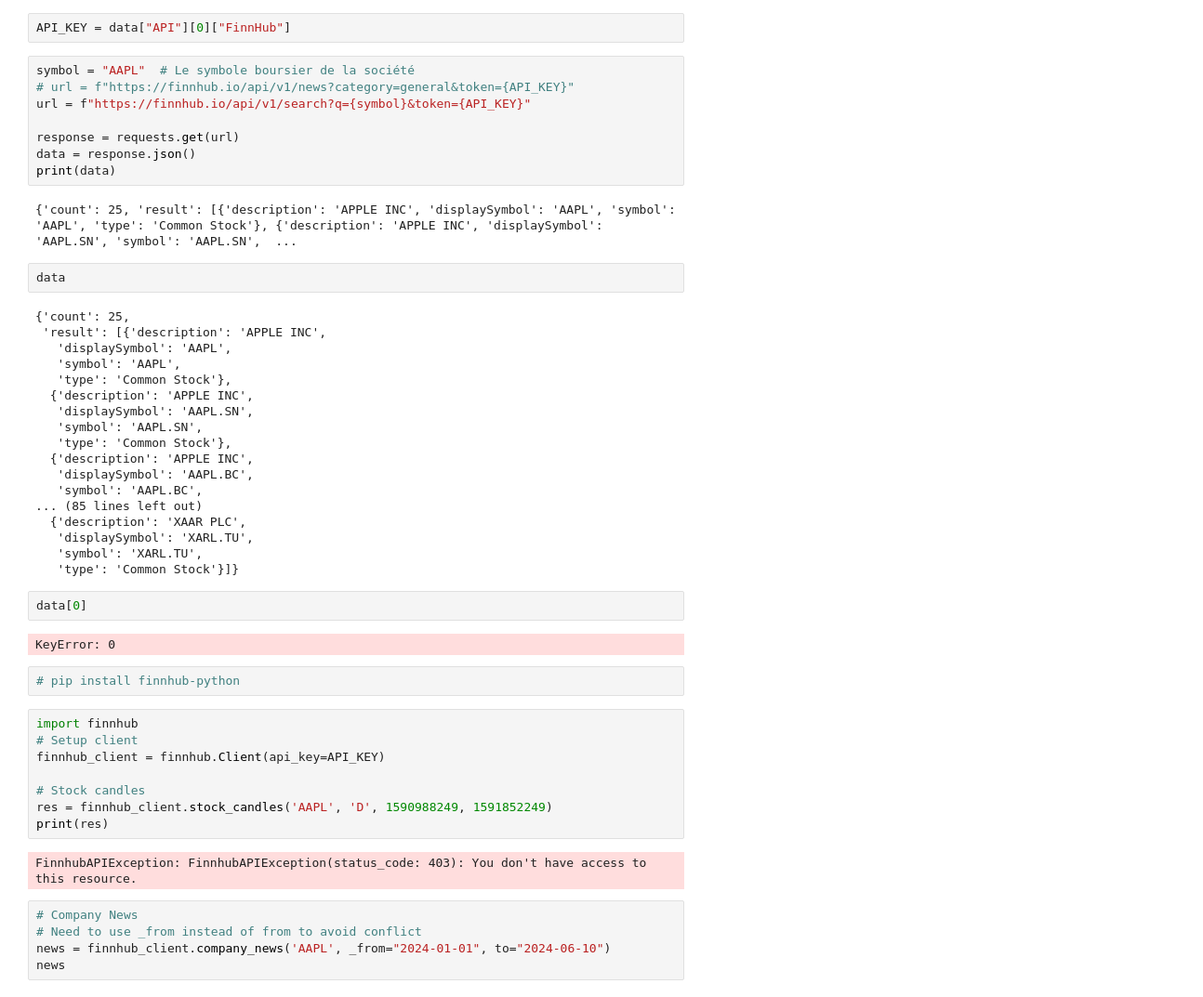
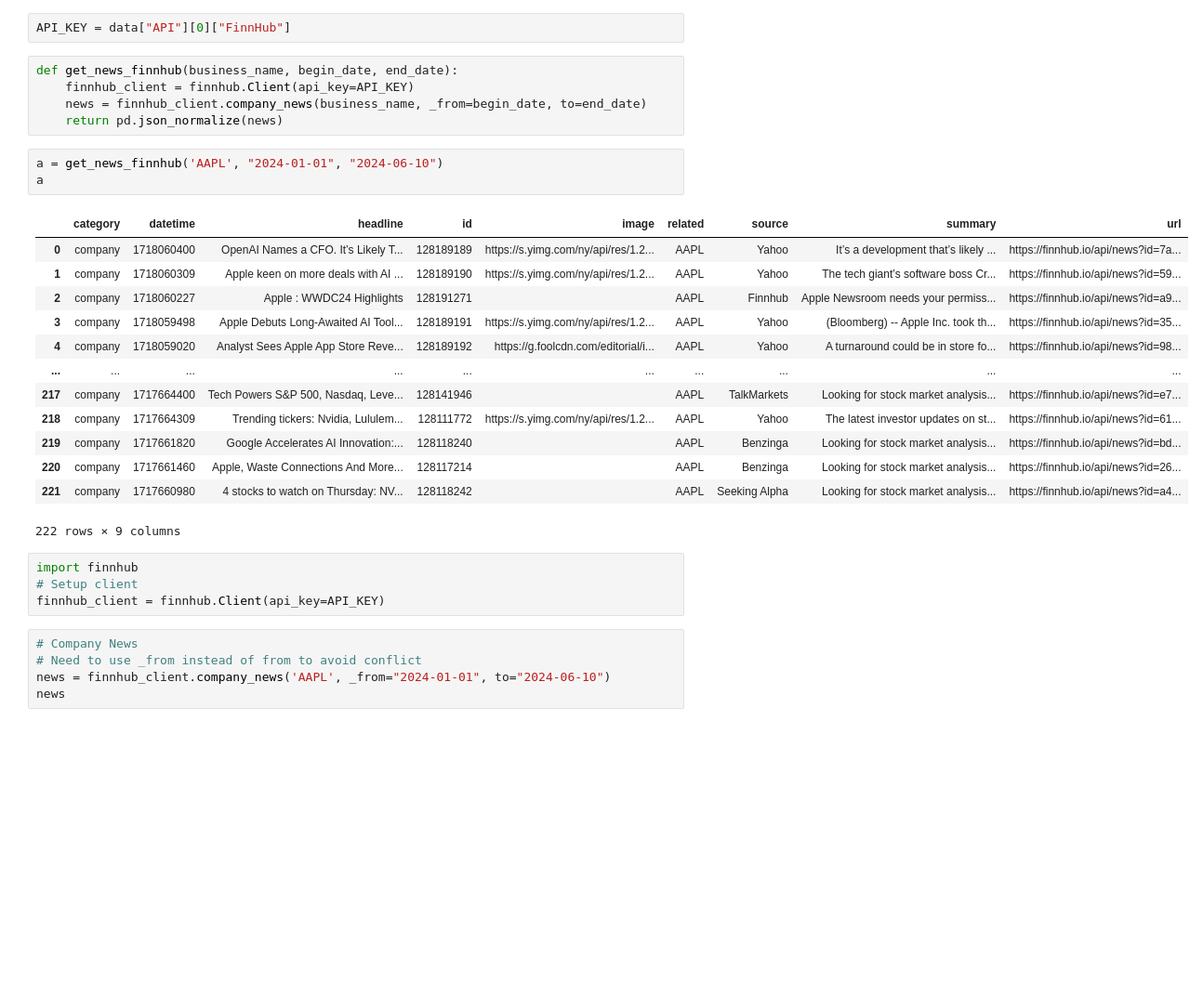
Before and after one commit to Clementadm/Projet_master, a Jupyter notebook: SRC/Api/finance/api_finnhub.ipynb, the cells around one changed output. Shown: that part at 93% size. Cells and saved outputs as stored; diff of their text form; blank space fills up the shorter version.

```diff
--- a/SRC/Api/finance/api_finnhub.ipynb
+++ b/SRC/Api/finance/api_finnhub.ipynb
@@ -9,52 +12,32 @@ with open(parent_dir, "r") as fichier:
     data = json.load(fichier)
 # %%
 API_KEY = data["API"][0]["FinnHub"]
-# %%
-symbol = "AAPL"  # Le symbole boursier de la société
-# url = f"https://finnhub.io/api/v1/news?category=general&token={API_KEY}"
-url = f"https://finnhub.io/api/v1/search?q={symbol}&token={API_KEY}"
-
-response = requests.get(url)
-data = response.json()
-print(data)
-# %% [output]
-{'count': 25, 'result': [{'description': 'APPLE INC', 'displaySymbol': 'AAPL', 'symbol': 'AAPL', 'type': 'Common Stock'}, {'description': 'APPLE INC', 'displaySymbol': 'AAPL.SN', 'symbol': 'AAPL.SN',  ...
-# %%
-data
-# %% [output]
-{'count': 25,
- 'result': [{'description': 'APPLE INC',
-   'displaySymbol': 'AAPL',
-   'symbol': 'AAPL',
-   'type': 'Common Stock'},
-  {'description': 'APPLE INC',
-   'displaySymbol': 'AAPL.SN',
-   'symbol': 'AAPL.SN',
-   'type': 'Common Stock'},
-  {'description': 'APPLE INC',
-   'displaySymbol': 'AAPL.BC',
-   'symbol': 'AAPL.BC',
-... (85 lines left out)
-  {'description': 'XAAR PLC',
-   'displaySymbol': 'XARL.TU',
-   'symbol': 'XARL.TU',
-   'type': 'Common Stock'}]}
-# %%
-data[0]
-# %% [output]
-KeyError: 0
-# %%
-# pip install finnhub-python
+# %%
+def get_news_finnhub(business_name, begin_date, end_date):
+    finnhub_client = finnhub.Client(api_key=API_KEY)
+    news = finnhub_client.company_news(business_name, _from=begin_date, to=end_date)
+    return pd.json_normalize(news)
+# %%
+a = get_news_finnhub('AAPL', "2024-01-01", "2024-06-10")
+a
+# %% [output]
+|  | category | datetime | headline | id | image | related | source | summary | url |
+| 0 | company | 1718060400 | OpenAI Names a CFO. It’s Likely T... | 128189189 | https://s.yimg.com/ny/api/res/1.2... | AAPL | Yahoo | It’s a development that’s likely ... | https://finnhub.io/api/news?id=7a... |
+| 1 | company | 1718060309 | Apple keen on more deals with AI ... | 128189190 | https://s.yimg.com/ny/api/res/1.2... | AAPL | Yahoo | The tech giant’s software boss Cr... | https://finnhub.io/api/news?id=59... |
+| 2 | company | 1718060227 | Apple : WWDC24 Highlights | 128191271 |  | AAPL | Finnhub | Apple Newsroom needs your permiss... | https://finnhub.io/api/news?id=a9... |
+| 3 | company | 1718059498 | Apple Debuts Long-Awaited AI Tool... | 128189191 | https://s.yimg.com/ny/api/res/1.2... | AAPL | Yahoo | (Bloomberg) -- Apple Inc. took th... | https://finnhub.io/api/news?id=35... |
+| 4 | company | 1718059020 | Analyst Sees Apple App Store Reve... | 128189192 | https://g.foolcdn.com/editorial/i... | AAPL | Yahoo | A turnaround could be in store fo... | https://finnhub.io/api/news?id=98... |
+| ... | ... | ... | ... | ... | ... | ... | ... | ... | ... |
+| 217 | company | 1717664400 | Tech Powers S&P 500, Nasdaq, Leve... | 128141946 |  | AAPL | TalkMarkets | Looking for stock market analysis... | https://finnhub.io/api/news?id=e7... |
+| 218 | company | 1717664309 | Trending tickers: Nvidia, Lululem... | 128111772 | https://s.yimg.com/ny/api/res/1.2... | AAPL | Yahoo | The latest investor updates on st... | https://finnhub.io/api/news?id=61... |
+| 219 | company | 1717661820 | Google Accelerates AI Innovation:... | 128118240 |  | AAPL | Benzinga | Looking for stock market analysis... | https://finnhub.io/api/news?id=bd... |
+| 220 | company | 1717661460 | Apple, Waste Connections And More... | 128117214 |  | AAPL | Benzinga | Looking for stock market analysis... | https://finnhub.io/api/news?id=26... |
+| 221 | company | 1717660980 | 4 stocks to watch on Thursday: NV... | 128118242 |  | AAPL | Seeking Alpha | Looking for stock market analysis... | https://finnhub.io/api/news?id=a4... |
+222 rows × 9 columns
 # %%
 import finnhub
 # Setup client
 finnhub_client = finnhub.Client(api_key=API_KEY)
-
-# Stock candles
-res = finnhub_client.stock_candles('AAPL', 'D', 1590988249, 1591852249)
-print(res)
-# %% [output]
-FinnhubAPIException: FinnhubAPIException(status_code: 403): You don't have access to this resource.
 # %%
 # Company News
 # Need to use _from instead of from to avoid conflict
```
Also changed, not shown: parts of 16 cells of this notebook.
